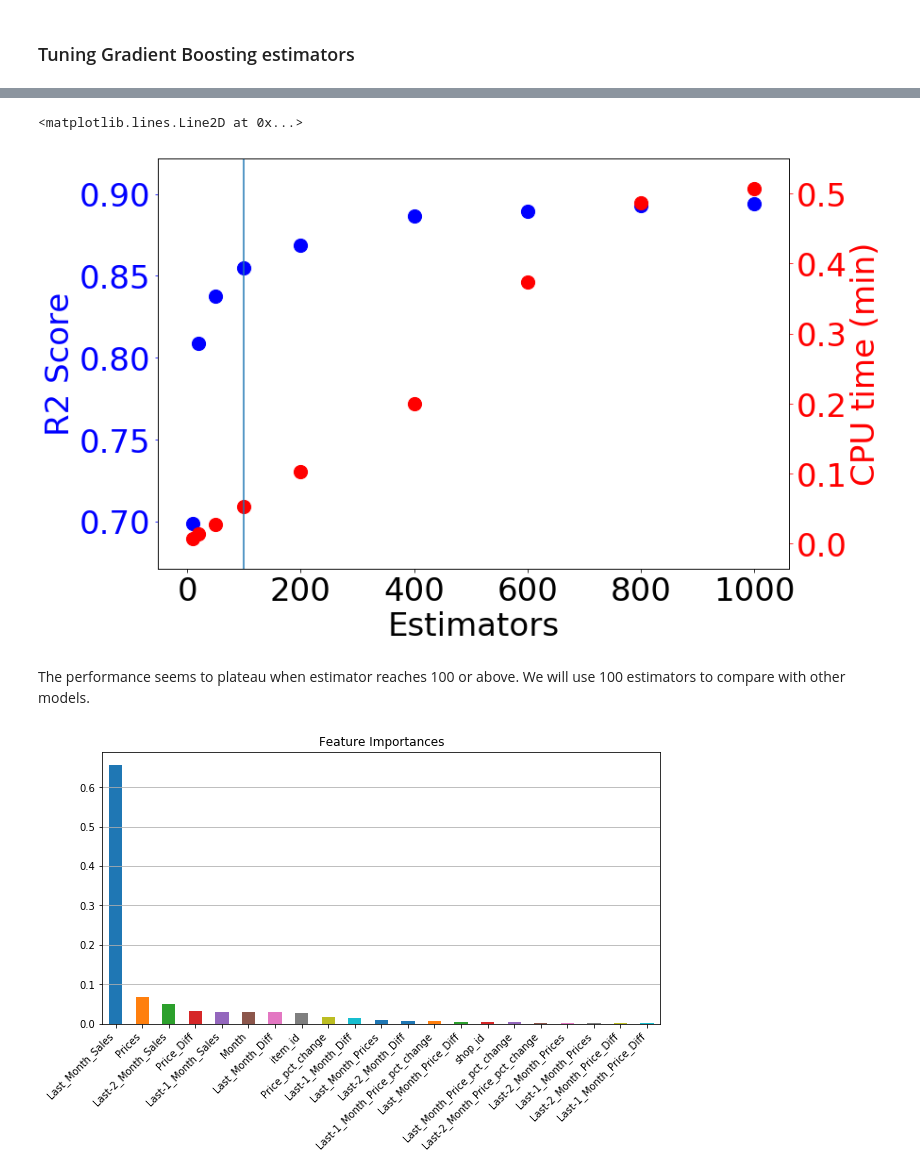
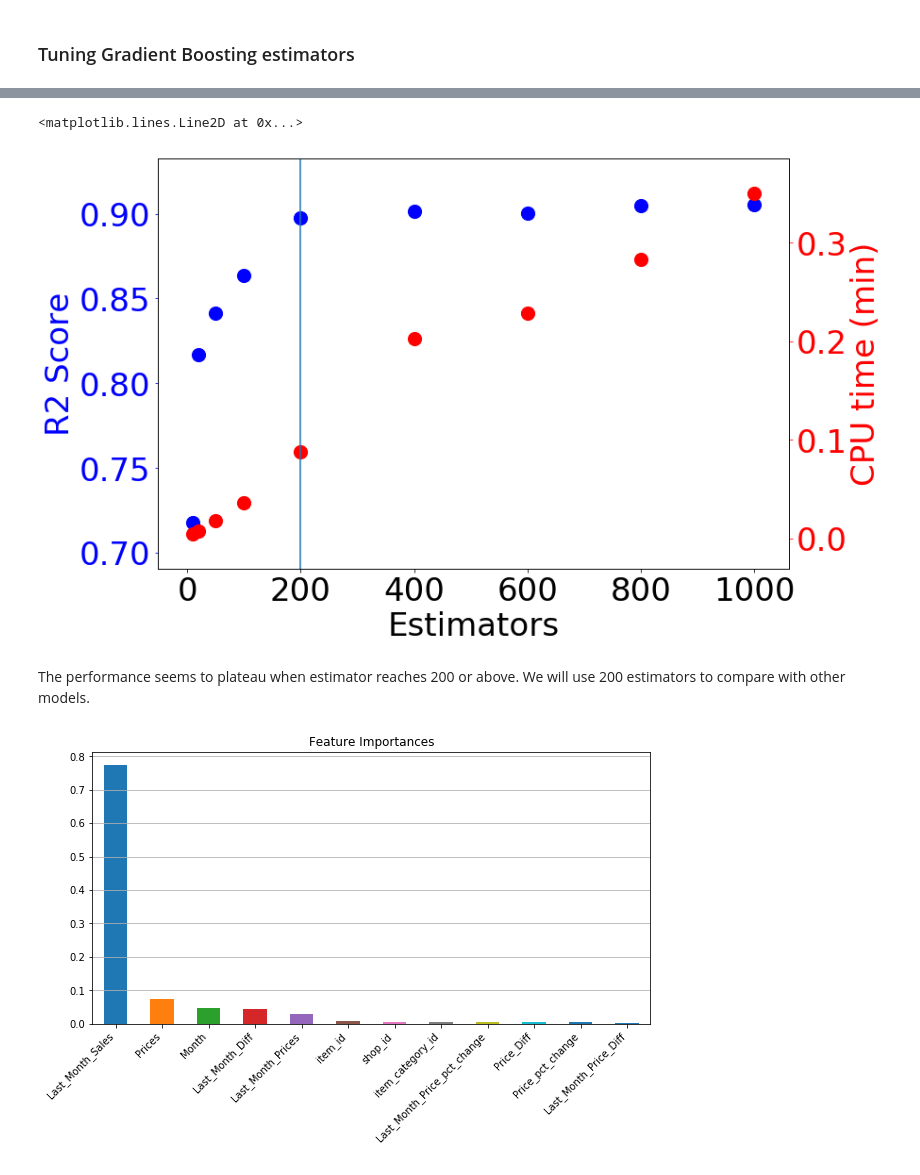
Before and after one commit to chhchang/Predicting-Future-Sales, a Jupyter notebook: Random Forests & Gradient Boosting Models.ipynb, the cells around one changed output, grey strips where cells are left out. Cells and saved outputs as stored; diff of their text form; code cells hidden in the pictures.

```diff
--- a/Random Forests & Gradient Boosting Models.ipynb
+++ b/Random Forests & Gradient Boosting Models.ipynb
@@ -54,6 +54,6 @@ train_model.sort_values(['item_id','shop_id','date_block_num']).head()
 # %%
 # Pivot the table into item sales and item price columns by month
-df_pivot = pd.pivot_table(data=pd.DataFrame(train_model),index=['shop_id','item_id'],
+df_pivot = pd.pivot_table(data=pd.DataFrame(train_model),index=['shop_id','item_id','item_category_id'],
                            columns=['date_block_num'], values=['item_cnt_day','item_price'])
 df_pivot = df_pivot.reset_index()
 
@@ -99,7 +99,7 @@ dtypes: float64(68), int64(2)
 memory usage: 1.0 MB
 # %%
 # Extract index as a single dataframe
-df_index = df_pivot[['shop_id','item_id']]
+df_index = df_pivot[['shop_id','item_id','item_category_id']]
 
 print(df_index.head())
 df_index.info()
@@ -166,6 +167,6 @@ df_price.head()
 # %%
 # Return the pivoted dataframe back to modeling readable format
-melt_sales = df_sales.melt(id_vars=['shop_id','item_id'], var_name='Month', value_name='Sales')
+melt_sales = df_sales.melt(id_vars=['shop_id','item_id','item_category_id'], var_name='Month', value_name='Sales')
 melt_sales['Month'] = melt_sales['Month'].astype(int)
 
 melt_sales.head()
@@ -191,4 +193,4 @@ memory usage: 2.0 MB
 # %%
-melt_prices = df_price.melt(id_vars=['shop_id','item_id'], var_name='Month', value_name='Prices')
+melt_prices = df_price.melt(id_vars=['shop_id','item_id','item_category_id'], var_name='Month', value_name='Prices')
 melt_prices.head()
 # %% [output]
@@ -960,18 +727,25 @@ ax2.scatter(df_gb.Estimators, df_gb["CPU Time"], color='r', s=200)
 ax2.set_ylabel("CPU time (min)", size=34, color='r')
 ax2.tick_params('y', colors='r', labelsize = 34)
 
-plt.axvline(100)
+plt.axvline(200)
 # %% [output]
 <matplotlib.lines.Line2D at 0x...>
-[figure, old version]
+[figure, new version]
 # %% [markdown]
-The performance seems to plateau when estimator reaches 100 or above. We will use 100 estimators to compare with other models.
+The performance seems to plateau when estimator reaches 200 or above. We will use 200 estimators to compare with other models.
 # %%
-predictors_GB = [x for x in melt4.columns if x not in 'Sales']
+train = melt2[melt2['Month'] < 32]
+test = melt2[melt2['Month'] == 32]
+xtr, xts = train.drop(['Sales'], axis=1), test.drop(['Sales'], axis=1)
+ytr, yts = train['Sales'].values, test['Sales'].values
+mdl = GradientBoostingRegressor(n_estimators=200, learning_rate=0.1, random_state=0)
+mdl.fit(xtr, ytr)
+
+predictors_GB = [x for x in melt2.columns if x not in 'Sales']
 plt.subplots(figsize=(10,5))
 coef = pd.Series(mdl.feature_importances_, predictors_GB).sort_values(ascending=False)
 coef.plot(kind='bar', title='Feature Importances')
 plt.xticks(rotation=45,horizontalalignment='right')
 plt.grid(True, axis='y')
 # %% [output]
-[figure, old version]
+[figure, new version]
```
Also changed, not shown: parts of 69 cells of this notebook.
